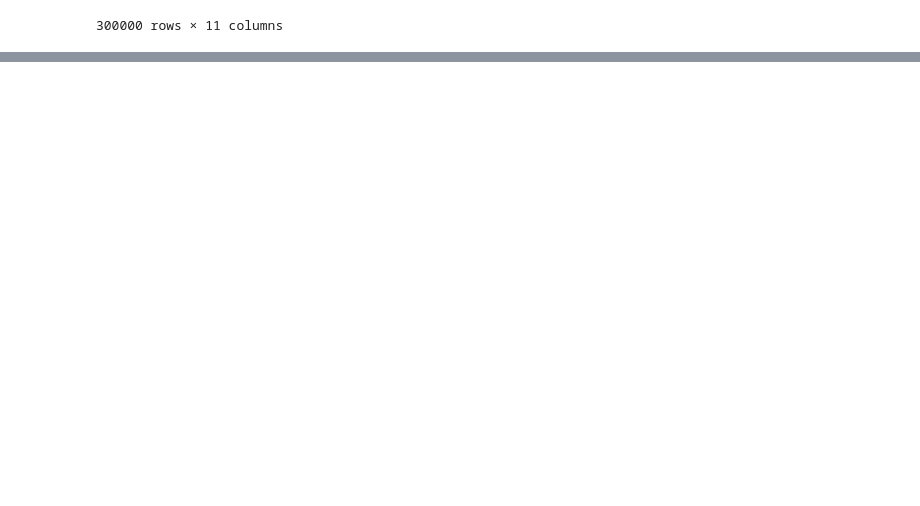
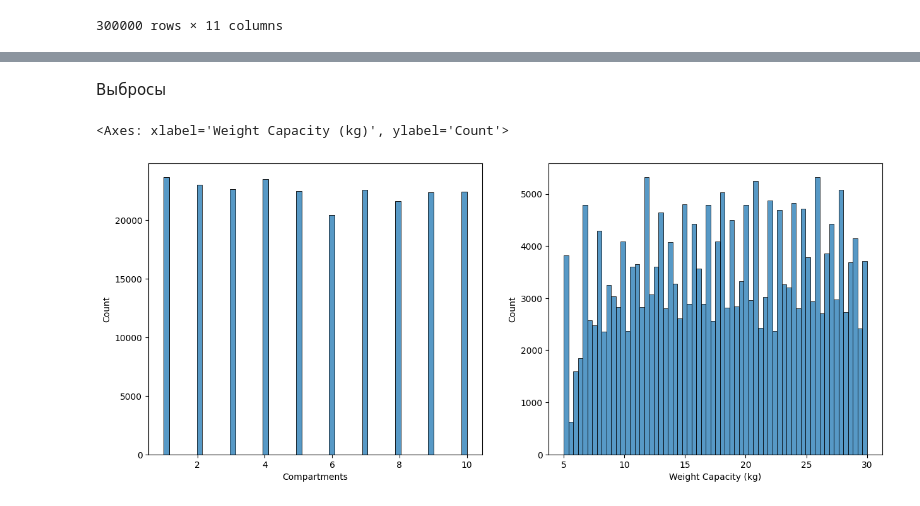
Before and after one commit to IlyaPhil/kaggle_backpack_prediction_challenge, a Jupyter notebook: submission.ipynb, the cells around one changed output, grey strips where cells are left out. Cells and saved outputs as stored; diff of their text form; code cells hidden in the pictures; blank space fills up the shorter version.

```diff
--- a/submission.ipynb
+++ b/submission.ipynb
@@ -3,6 +21,6 @@ import pandas as pd
 # %%
-data = pd.read_csv('data/train.csv')
-data
+data_train = pd.read_csv('data/train.csv')
+data_train
 # %% [output]
 |  | id | Brand | Material | Size | Compartments | Laptop Compartment | Waterproof | Style | Color | ... |
 | 0 | 0 | Jansport | Leather | Medium | 7.0 | Yes | No | Tote | Black | ... |
@@ -19,0 +40,5 @@ data
+# %%
+X = data_train.drop('Price', axis=1)
+y = data_train['Price']
+
+X_train, X_val, y_train, y_val = train_test_split(X, y, test_size=0.25, random_state=8)
@@ -19,0 +47,6 @@ data
+# %%
+# Сразу удалим признак id как не несущий полезной информации
+X_train = X_train.drop('id', axis=1)
+X_val = X_val.drop('id', axis=1)
+
+X_train.isna().sum()
@@ -19,0 +97,21 @@ data
+# %%
+# Заменим пропущенные данные в категориальных признаках на `no info`
+categorical_cols = X_train.select_dtypes('object').columns.to_list()
+X_train[categorical_cols] = X_train[categorical_cols].fillna('no info')
+X_val[categorical_cols] = X_val[categorical_cols].fillna('no info')
+
+# Заменим пропущенные данные в числовых признаках на медиану
+numerical_cols = X_train.select_dtypes([int, float]).columns.to_list()
+median = X_train['Weight Capacity (kg)'].median()
+
+X_train['Weight Capacity (kg)'] = X_train['Weight Capacity (kg)'].fillna(median)
+X_val['Weight Capacity (kg)'] = X_val['Weight Capacity (kg)'].fillna(median)
+# %% [markdown]
+Выбросы
+# %%
+fig, axes = plt.subplots(ncols=2, nrows=1, figsize=(15, 6))
+sns.histplot(data=X_train, x='Compartments',ax=axes[0])
+sns.histplot(data=X_train, x='Weight Capacity (kg)',ax=axes[1])
+# %% [output]
+<Axes: xlabel='Weight Capacity (kg)', ylabel='Count'>
+[figure, added]
```
Also changed, not shown: parts of 36 cells of this notebook, 2 other files.
